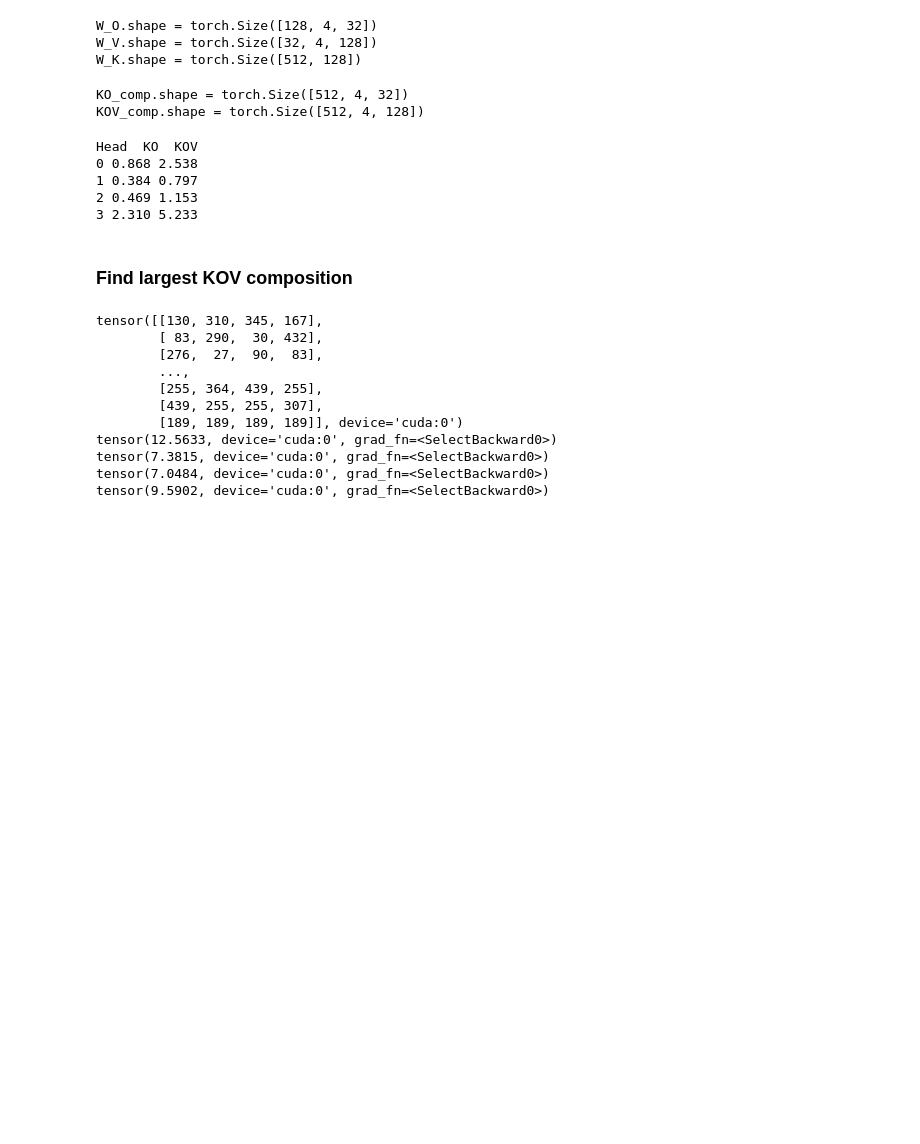
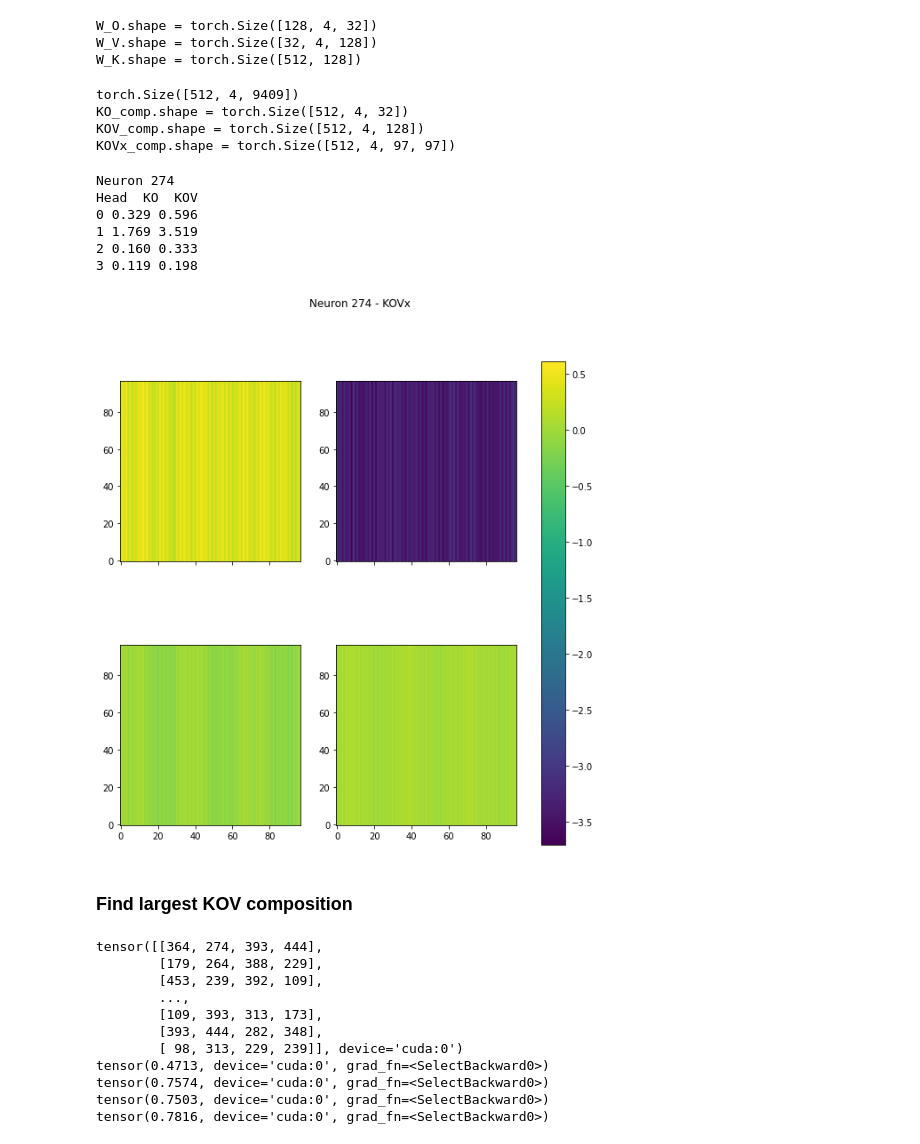
Before and after one commit to TomFrederik/interpreting-grokking, a Jupyter notebook: notebook_no_norm.ipynb, the cells around one changed output. Drawn from its saved outputs; the diff is of its cells as text; code cells hidden in the pictures; blank space fills up the shorter version.

Commit message:
update images

```diff
--- a/notebook_no_norm.ipynb
+++ b/notebook_no_norm.ipynb
@@ -266,44 +266,69 @@ W_K.shape = torch.Size([512, 128])
 # %%
 KO_comp = torch.einsum('ij,jkl->ikl', W_K, W_O)
 KOV_comp = torch.einsum('ij,jkl,lkn->ikn', W_K, W_O, W_V)
+x = model.pos_encoding(model.embedding(dataset.data[:,:2]))
+KOVx_comp = torch.einsum('ij,jkl,lkn,btn->ikbt', W_K, W_O, W_V, x).sum(dim=-1)
+print(KOVx_comp.shape)
+KOVx_comp = einops.rearrange(KOVx_comp, 'neurons heads (h w) -> neurons heads h w', h=97)
+# KOVx_comp = KOVx_comp[:,:,:,0,None] + KOVx_comp[:,:,None,:,1]
 print(f'{KO_comp.shape = }')
 print(f'{KOV_comp.shape = }')
+print(f'{KOVx_comp.shape = }')
 # %% [output]
+torch.Size([512, 4, 9409])
 KO_comp.shape = torch.Size([512, 4, 32])
 KOV_comp.shape = torch.Size([512, 4, 128])
+KOVx_comp.shape = torch.Size([512, 4, 97, 97])
 # %%
-neuron = 29
+neuron = 274
 neuron_KO_comp = KO_comp[neuron]
 neuron_KOV_comp = KOV_comp[neuron]
+neuron_KOVx_comp = KOVx_comp[neuron]
 # %%
+print(f'Neuron {neuron}')
 print(f'Head  KO  KOV')
 for i in range(4):
     print(f'{i} {torch.norm(neuron_KO_comp[i]).item():.3f} {torch.norm(neuron_KOV_comp[i]).item():.3f}')
 # %% [output]
+Neuron 274
 Head  KO  KOV
-0 0.868 2.538
-1 0.384 0.797
-2 0.469 1.153
-3 2.310 5.233
+0 0.329 0.596
+1 1.769 3.519
+2 0.160 0.333
+3 0.119 0.198
+# %%
+
+fig, axes = plt.subplots(2, 2, sharex=True, figsize=(10,10))
+for row in range(2):
+    for col in range(2):
+        plot = axes[row, col].imshow(neuron_KOVx_comp[row*2+col].detach().cpu().numpy(), origin='lower', vmin=torch.min(neuron_KOVx_comp), vmax=torch.max(neuron_KOVx_comp))
+fig.colorbar(plot, ax=axes)
+plt.suptitle(f"Neuron {neuron} - KOVx")
+plt.show()
+# %% [output]
+[figure, added]
 # %% [markdown]
 ### Find largest KOV composition
 # %%
 KOV_norms = torch.norm(KOV_comp, dim=-1)
+# norm by sum over heads
+KOV_norms /= torch.sum(KOV_norms, dim=-1, keepdim=True)
 # find indices with largest norms
 sorted_by_neuron = KOV_norms.argsort(dim=0, descending=True)
-print(KOV_norms[130,0])
-print(KOV_norms[310,1])
-print(KOV_norms[345,2])
-print(KOV_norms[167,3])
+print(sorted_by_neuron)
+print(KOV_norms[364,0])
+print(KOV_norms[274,1])
+print(KOV_norms[393,2])
+print(KOV_norms[444,3])
 # %% [output]
-tensor([[130, 310, 345, 167],
-        [ 83, 290,  30, 432],
-        [276,  27,  90,  83],
+tensor([[364, 274, 393, 444],
+        [179, 264, 388, 229],
+        [453, 239, 392, 109],
         ...,
-        [255, 364, 439, 255],
-        [439, 255, 255, 307],
-        [189, 189, 189, 189]], device='cuda:0')
-tensor(12.5633, device='cuda:0', grad_fn=<SelectBackward0>)
-tensor(7.3815, device='cuda:0', grad_fn=<SelectBackward0>)
-tensor(7.0484, device='cuda:0', grad_fn=<SelectBackward0>)
-tensor(9.5902, device='cuda:0', grad_fn=<SelectBackward0>)
+        [109, 393, 313, 173],
+        [393, 444, 282, 348],
+        [ 98, 313, 229, 239]], device='cuda:0')
+tensor(0.4713, device='cuda:0', grad_fn=<SelectBackward0>)
+tensor(0.7574, device='cuda:0', grad_fn=<SelectBackward0>)
+tensor(0.7503, device='cuda:0', grad_fn=<SelectBackward0>)
+tensor(0.7816, device='cuda:0', grad_fn=<SelectBackward0>)
```
Also changed, not shown: 6 other files.
